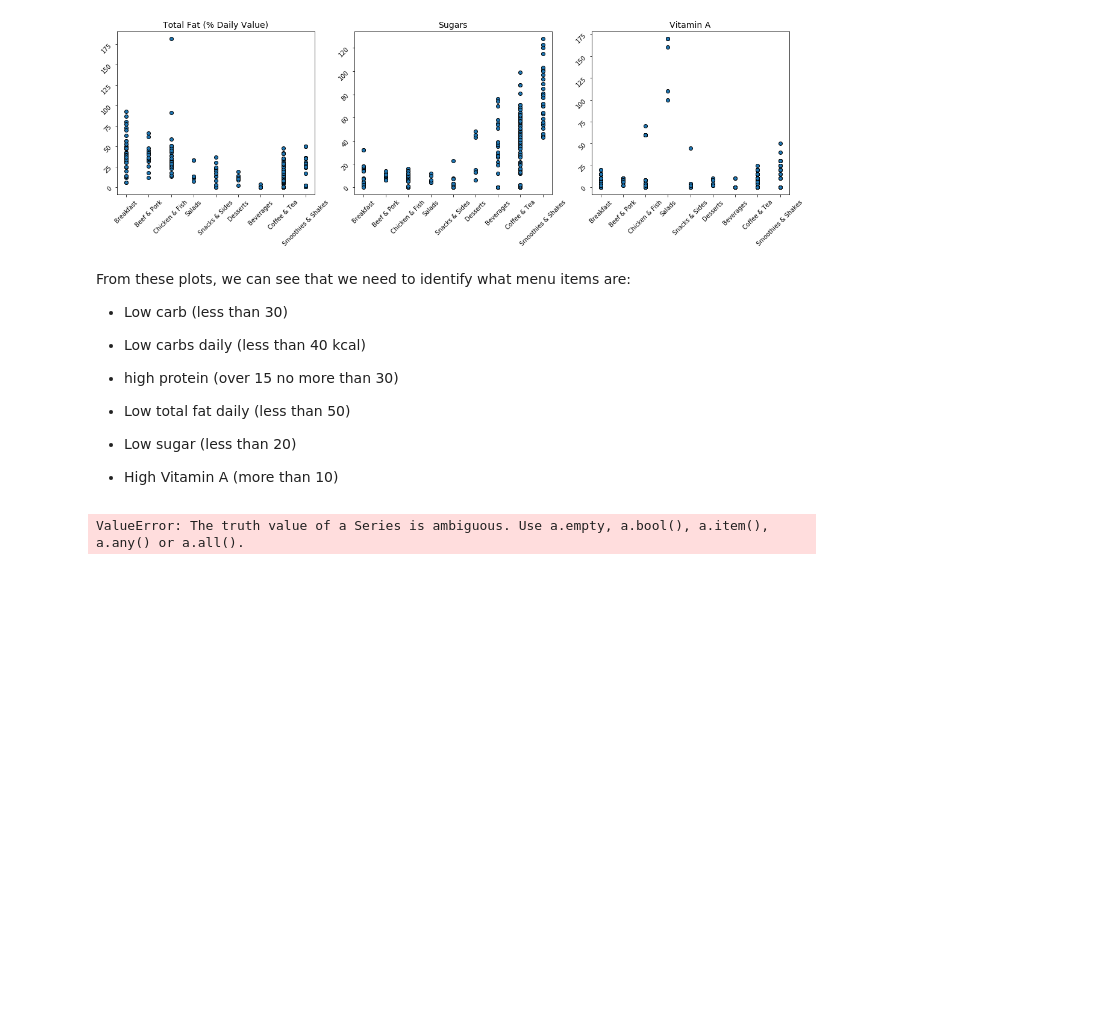
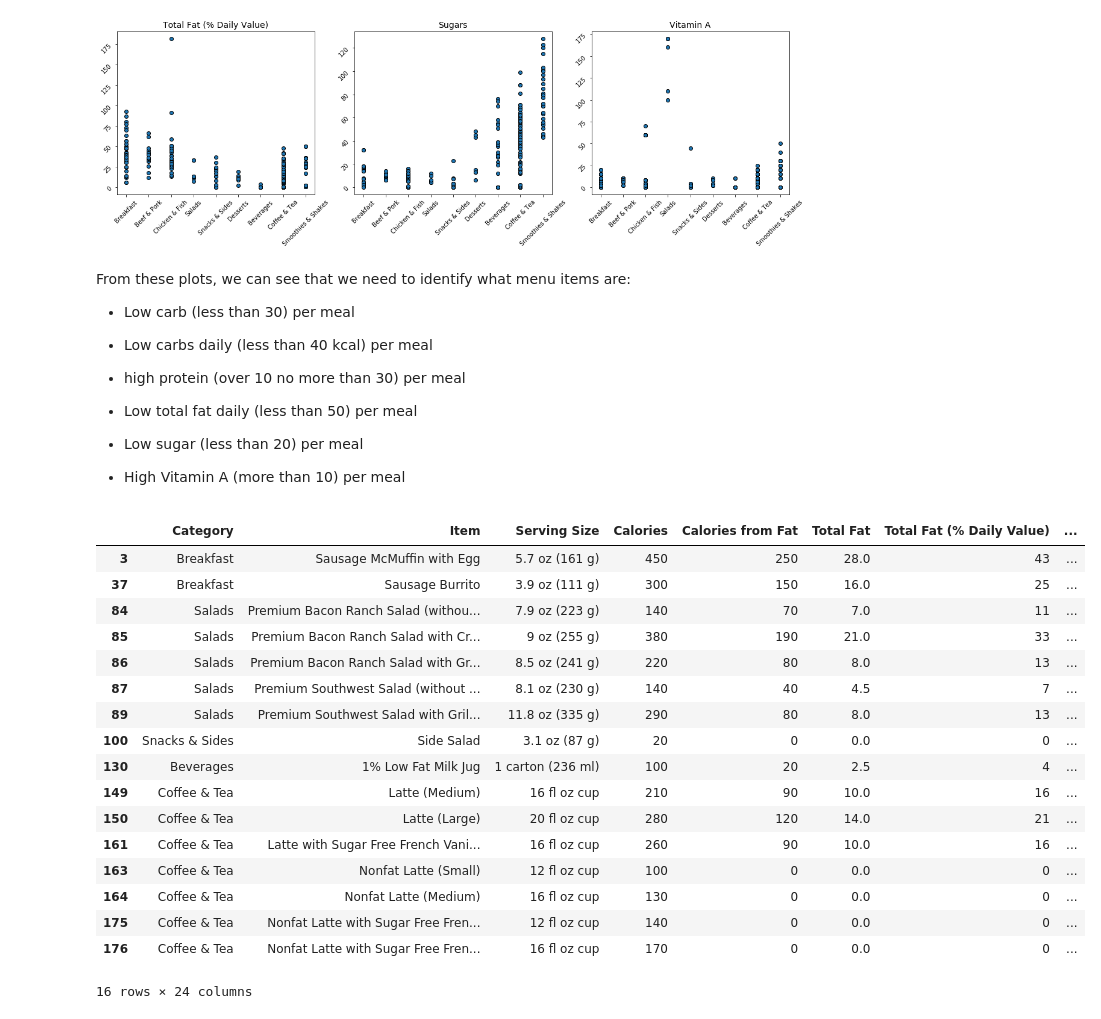
Before and after one commit to JosiahM42/mcdonalds-nuritional-analysis, a Jupyter notebook: McDonalds Nutritional facts/McDonald's Nutrition.ipynb, the cells around one changed output. Saved outputs shown, nothing was run; the diff lists cells and outputs as text; code cells hidden in the pictures; blank space fills up the shorter version.

```diff
--- a/McDonalds Nutritional facts/McDonald's Nutrition.ipynb
+++ b/McDonalds Nutritional facts/McDonald's Nutrition.ipynb
@@ -468,24 +464,41 @@ ax1[2].tick_params(labelrotation=45)
 # %% [markdown]
 From these plots, we can see that we need to identify what menu items are:
 
-- Low carb (less than 30)
+- Low carb (less than 30) per meal
 
-- Low carbs daily (less than 40 kcal)
+- Low carbs daily (less than 40 kcal) per meal
 
-- high protein (over 15 no more than 30)
+- high protein (over 10 no more than 30) per meal
 
-- Low total fat daily (less than 50)
+- Low total fat daily (less than 50) per meal
 
-- Low sugar (less than 20)
+- Low sugar (less than 20) per meal
 
-- High Vitamin A (more than 10)
+- High Vitamin A (more than 10) per meal
 # %%
-low_carb = menu_dataset((menu_dataset['Carbohydrates'] <= 30) &
-                           (menu_dataset['Carbohydrates (% Daily Value)'] <= 40) &
-                           (15 >= menu_dataset['Protein'] <= 30) &
-                           (menu_dataset['Total Fat (% Daily Value)'] <= 50) &
-                           (menu_dataset['Sugars'] <= 20) &
-                           (menu_dataset['Vitamin A (% Daily Value)'])).index
-print(low_carb)
+low_carb = menu_dataset[(menu_dataset['Carbohydrates'] <= 30) &
+                        (menu_dataset['Carbohydrates (% Daily Value)'] <= 40) &
+                        (menu_dataset['Protein'].between(0, 30)) &
+                        (menu_dataset['Total Fat (% Daily Value)'] <= 50) &
+                        (menu_dataset['Sugars'] <= 20) &
+                        (menu_dataset['Vitamin A (% Daily Value)'] >= 10)]
+low_carb
 # %% [output]
+|  | Category | Item | Serving Size | Calories | Calories from Fat | Total Fat | Total Fat (% Daily Value) | ... |
+| 3 | Breakfast | Sausage McMuffin with Egg | 5.7 oz (161 g) | 450 | 250 | 28.0 | 43 | ... |
+| 37 | Breakfast | Sausage Burrito | 3.9 oz (111 g) | 300 | 150 | 16.0 | 25 | ... |
+| 84 | Salads | Premium Bacon Ranch Salad (withou... | 7.9 oz (223 g) | 140 | 70 | 7.0 | 11 | ... |
+| 85 | Salads | Premium Bacon Ranch Salad with Cr... | 9 oz (255 g) | 380 | 190 | 21.0 | 33 | ... |
+| 86 | Salads | Premium Bacon Ranch Salad with Gr... | 8.5 oz (241 g) | 220 | 80 | 8.0 | 13 | ... |
+| 87 | Salads | Premium Southwest Salad (without ... | 8.1 oz (230 g) | 140 | 40 | 4.5 | 7 | ... |
+| 89 | Salads | Premium Southwest Salad with Gril... | 11.8 oz (335 g) | 290 | 80 | 8.0 | 13 | ... |
+| 100 | Snacks & Sides | Side Salad | 3.1 oz (87 g) | 20 | 0 | 0.0 | 0 | ... |
+| 130 | Beverages | 1% Low Fat Milk Jug | 1 carton (236 ml) | 100 | 20 | 2.5 | 4 | ... |
+| 149 | Coffee & Tea | Latte (Medium) | 16 fl oz cup | 210 | 90 | 10.0 | 16 | ... |
+| 150 | Coffee & Tea | Latte (Large) | 20 fl oz cup | 280 | 120 | 14.0 | 21 | ... |
+| 161 | Coffee & Tea | Latte with Sugar Free French Vani... | 16 fl oz cup | 260 | 90 | 10.0 | 16 | ... |
+| 163 | Coffee & Tea | Nonfat Latte (Small) | 12 fl oz cup | 100 | 0 | 0.0 | 0 | ... |
+| 164 | Coffee & Tea | Nonfat Latte (Medium) | 16 fl oz cup | 130 | 0 | 0.0 | 0 | ... |
+| 175 | Coffee & Tea | Nonfat Latte with Sugar Free Fren... | 12 fl oz cup | 140 | 0 | 0.0 | 0 | ... |
+| 176 | Coffee & Tea | Nonfat Latte with Sugar Free Fren... | 16 fl oz cup | 170 | 0 | 0.0 | 0 | ... |
-ValueError: The truth value of a Series is ambiguous. Use a.empty, a.bool(), a.item(), a.any() or a.all().
+16 rows × 24 columns
```
Also changed, not shown: parts of 20 cells of this notebook, 2 other files.
